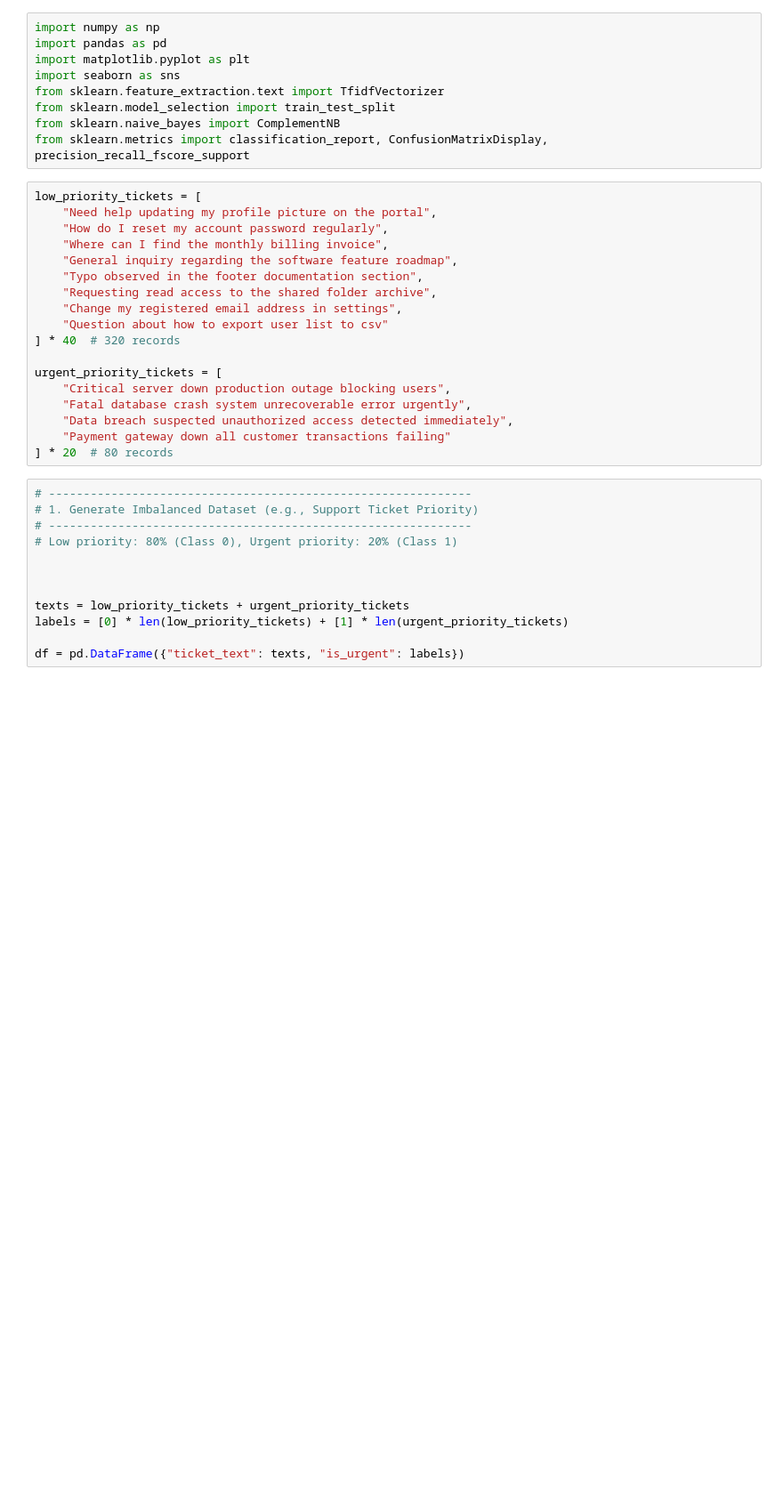
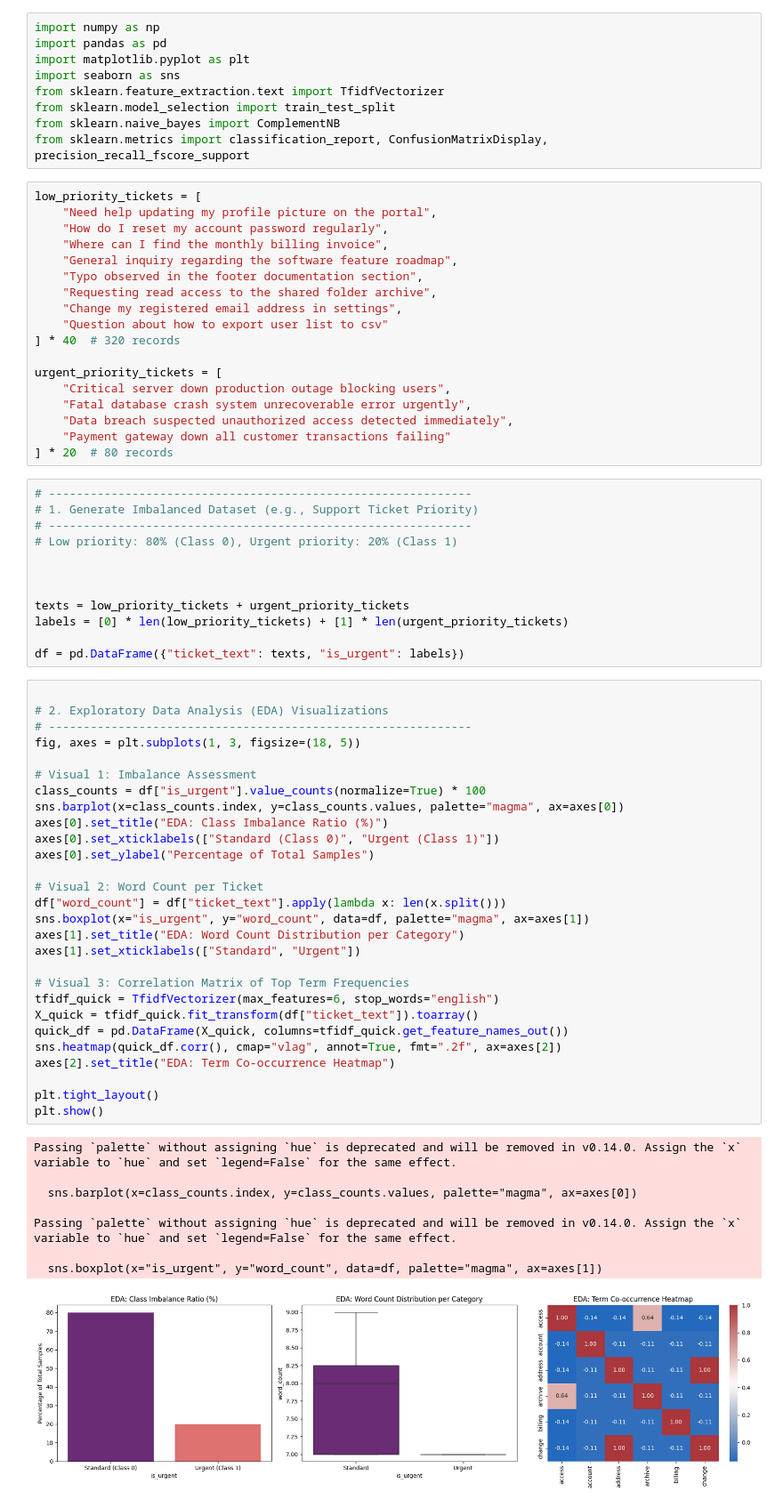
Before and after one commit to malik09-teach/batch-01, a Jupyter notebook: classification/complement NB.ipynb, the cells around one changed output. Shown at 89% size. Cells and saved outputs as stored; diff of their text form; blank space fills up the shorter version.

```diff
--- a/classification/complement NB.ipynb
+++ b/classification/complement NB.ipynb
@@ -37,3 +37,40 @@ texts = low_priority_tickets + urgent_priority_tickets
 labels = [0] * len(low_priority_tickets) + [1] * len(urgent_priority_tickets)
 
 df = pd.DataFrame({"ticket_text": texts, "is_urgent": labels})
+# %%
+
+# 2. Exploratory Data Analysis (EDA) Visualizations
+# -------------------------------------------------------------
+fig, axes = plt.subplots(1, 3, figsize=(18, 5))
+
+# Visual 1: Imbalance Assessment
+class_counts = df["is_urgent"].value_counts(normalize=True) * 100
+sns.barplot(x=class_counts.index, y=class_counts.values, palette="magma", ax=axes[0])
+axes[0].set_title("EDA: Class Imbalance Ratio (%)")
+axes[0].set_xticklabels(["Standard (Class 0)", "Urgent (Class 1)"])
+axes[0].set_ylabel("Percentage of Total Samples")
+
+# Visual 2: Word Count per Ticket
+df["word_count"] = df["ticket_text"].apply(lambda x: len(x.split()))
+sns.boxplot(x="is_urgent", y="word_count", data=df, palette="magma", ax=axes[1])
+axes[1].set_title("EDA: Word Count Distribution per Category")
+axes[1].set_xticklabels(["Standard", "Urgent"])
+
+# Visual 3: Correlation Matrix of Top Term Frequencies
+tfidf_quick = TfidfVectorizer(max_features=6, stop_words="english")
+X_quick = tfidf_quick.fit_transform(df["ticket_text"]).toarray()
+quick_df = pd.DataFrame(X_quick, columns=tfidf_quick.get_feature_names_out())
+sns.heatmap(quick_df.corr(), cmap="vlag", annot=True, fmt=".2f", ax=axes[2])
+axes[2].set_title("EDA: Term Co-occurrence Heatmap")
+
+plt.tight_layout()
+plt.show()
+# %% [output]
+Passing `palette` without assigning `hue` is deprecated and will be removed in v0.14.0. Assign the `x` variable to `hue` and set `legend=False` for the same effect.
+
+  sns.barplot(x=class_counts.index, y=class_counts.values, palette="magma", ax=axes[0])
+
+Passing `palette` without assigning `hue` is deprecated and will be removed in v0.14.0. Assign the `x` variable to `hue` and set `legend=False` for the same effect.
+
+  sns.boxplot(x="is_urgent", y="word_count", data=df, palette="magma", ax=axes[1])
+[figure, added]
```
Also changed, not shown: parts of 4 cells of this notebook.
